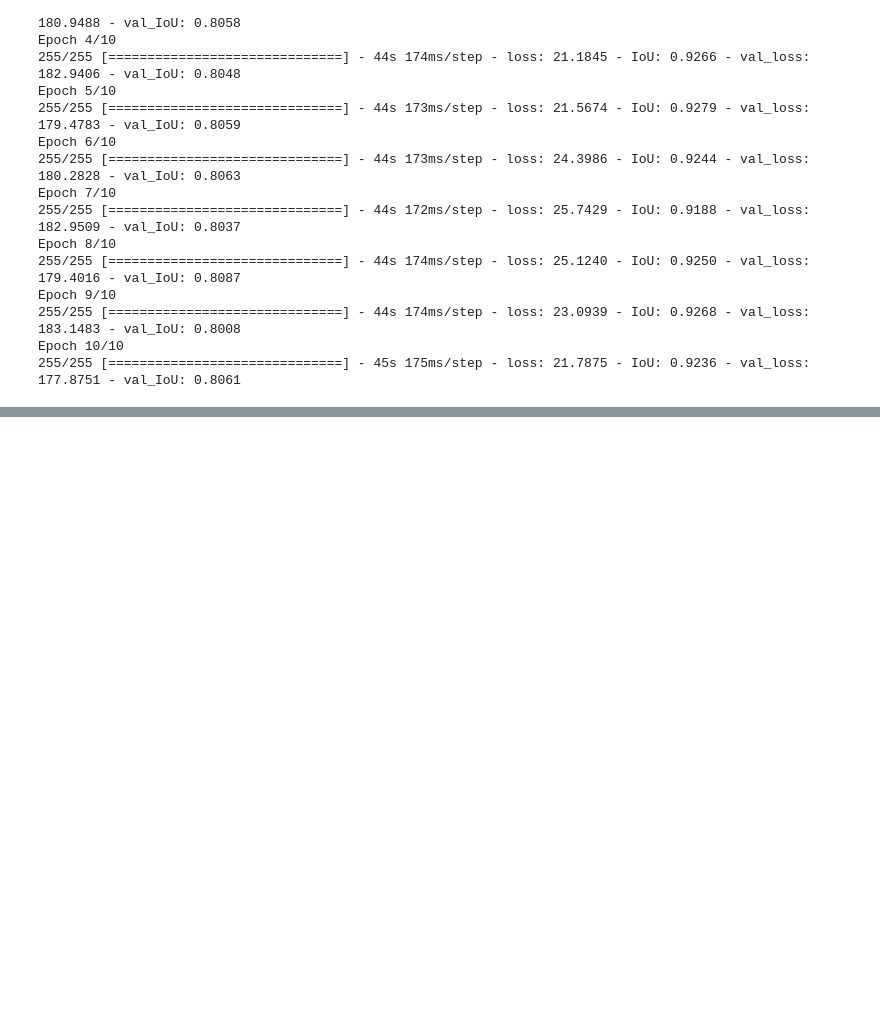
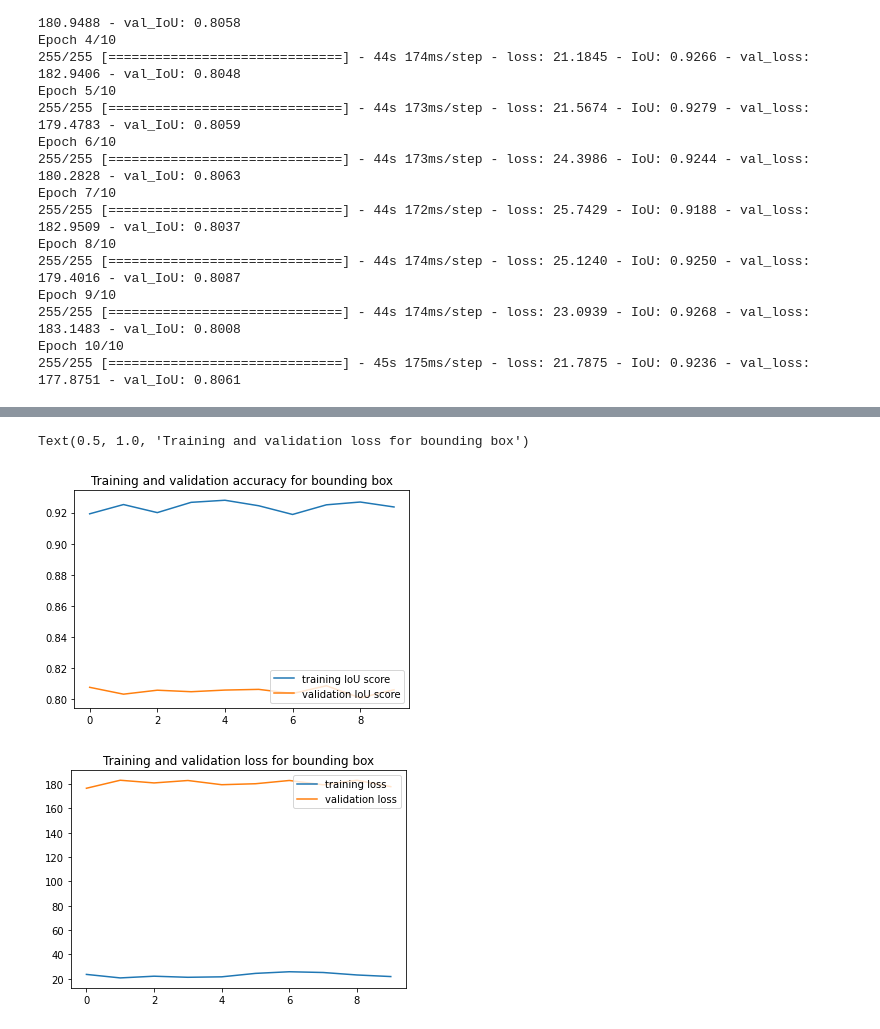
Before and after one commit to bamachrn/car-detection-cv2, a Jupyter notebook: car_detection.ipynb, the cells around one changed output, grey strips where cells are left out. Cells and saved outputs as stored; diff of their text form; code cells hidden in the pictures; blank space fills up the shorter version.

```diff
--- a/car_detection.ipynb
+++ b/car_detection.ipynb
@@ -744,0 +654,22 @@ Epoch 10/10
+# %%
+IoU_score      = bb_history.history['IoU']
+val_IoU_score  = bb_history.history['val_IoU']
+loss     = bb_history.history['loss']
+val_loss = bb_history.history['val_loss']
+
+epochs   = range(len(IoU_score)) # Get number of epochs
+
+plt.plot  ( epochs, IoU_score, label = 'training IoU score' )
+plt.plot  ( epochs, val_IoU_score, label = 'validation IoU score' )
+plt.title ('Training and validation accuracy for bounding box')
+plt.legend(loc = 'lower right')
+plt.figure()
+
+plt.plot  ( epochs, loss, label = 'training loss' )
+plt.plot  ( epochs, val_loss, label = 'validation loss' )
+plt.legend(loc = 'upper right')
+plt.title ('Training and validation loss for bounding box')
+# %% [output]
+Text(0.5, 1.0, 'Training and validation loss for bounding box')
+[figure, added]
+[figure, added]
```
Also changed, not shown: parts of 24 cells of this notebook.
